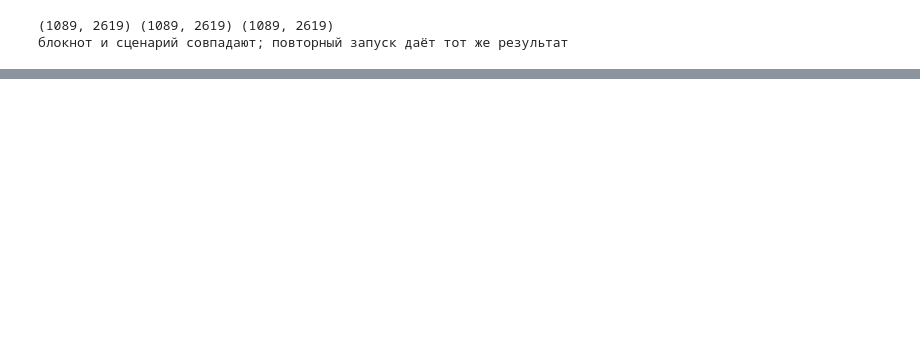
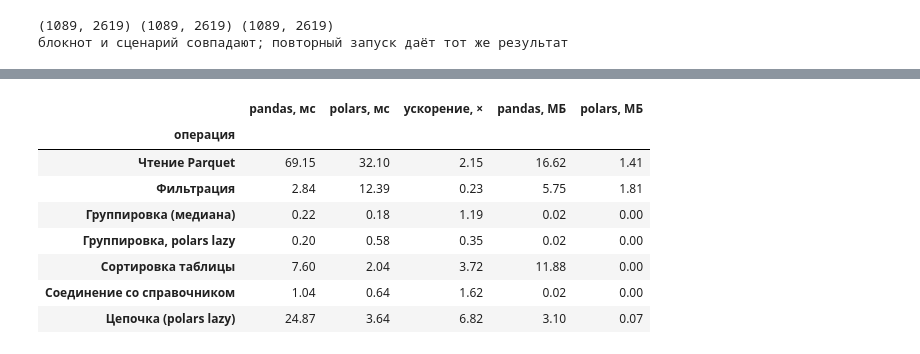
Before and after one commit to 777hotkat777-debug/data-analysis-course, a Jupyter notebook: notebooks/01_overview.ipynb, the cells around one changed output, grey strips where cells are left out. Saved outputs shown, nothing was run; the diff lists cells and outputs as text; code cells hidden in the pictures; blank space fills up the shorter version.

```diff
--- a/notebooks/01_overview.ipynb
+++ b/notebooks/01_overview.ipynb
@@ -1670,0 +1838,90 @@ display(inv.groupby(["единица", "тип"]).agg(столбцов=("мак
+# %%
+import os, time, statistics, threading, platform
+import numpy as np
+import psutil, polars as pl
+from src import config
+
+PQ = config.TYPED_PARQUET
+COUNTRY, POP, DEV = "gc_cnt_gad_2025", "gc_pop_tot_2025", "gc_dev_wig_2025"
+
+def bench(fn, n=5):
+    t0 = time.perf_counter(); fn(); t1 = time.perf_counter() - t0      # прогрев не учитывается
+    inner = min(1000, max(1, int(0.05 / max(t1, 1e-6))))
+    ts = []
+    for _ in range(n):
+        t0 = time.perf_counter()
+        for _ in range(inner):
+            fn()
+        ts.append((time.perf_counter() - t0) / inner)
+    return statistics.median(ts)
+
+def peak_mb(fn):
+    proc = psutil.Process(); base = proc.memory_info().rss
+    peak, stop = [base], threading.Event()
+    def sample():
+        while not stop.is_set():
+            peak[0] = max(peak[0], proc.memory_info().rss); time.sleep(0.003)
+    th = threading.Thread(target=sample); th.start()
+    try:
+        fn()
+    finally:
+        stop.set(); th.join()
+    return (peak[0] - base) / 1024**2
+
+def run_suite(path):
+    pdf, plf = pd.read_parquet(path), pl.read_parquet(path)
+    ref_pd = pdf[[COUNTRY, DEV]].drop_duplicates(COUNTRY).rename(columns={DEV: "dev_ref"})
+    ref_pl = (plf.select(pl.col(COUNTRY).cast(pl.String), pl.col(DEV).cast(pl.String).alias("dev_ref"))
+                 .unique(subset=COUNTRY, keep="first", maintain_order=True))
+    plf_s = plf.with_columns(pl.col(COUNTRY).cast(pl.String))
+
+    a = pdf.groupby(COUNTRY, observed=True)[POP].median(); a.index = a.index.astype(str)
+    b = plf.group_by(COUNTRY).agg(pl.col(POP).median()).to_pandas().set_index(COUNTRY)[POP]
+    b.index = b.index.astype(str)
+    print("результаты группировки совпадают:",
+          np.allclose(a.sort_index().values, b.sort_index().values, equal_nan=True))
+
+    def chain_pd():
+        d = pd.read_parquet(path, columns=[COUNTRY, POP])
+        d = d[d[POP] > 1e5].merge(ref_pd, on=COUNTRY, how="left")
+        return d.groupby("dev_ref", observed=True)[POP].median().sort_values(ascending=False)
+
+    def chain_pl():
+        return (pl.scan_parquet(path)
+                .select(pl.col(COUNTRY).cast(pl.String), pl.col(POP))
+                .filter(pl.col(POP) > 1e5)
+                .join(ref_pl.lazy(), on=COUNTRY, how="left")
+                .group_by("dev_ref").agg(pl.col(POP).median())
+                .sort(POP, descending=True).collect())
+
+    g_pd = lambda: pdf.groupby(COUNTRY, observed=True)[POP].median()
+    ops = {
+        "Чтение Parquet": (lambda: pd.read_parquet(path), lambda: pl.read_parquet(path)),
+        "Фильтрация": (lambda: pdf[pdf[POP] > 1e5], lambda: plf.filter(pl.col(POP) > 1e5)),
+        "Группировка (медиана)": (g_pd, lambda: plf.group_by(COUNTRY).agg(pl.col(POP).median())),
+        "Группировка, polars lazy": (g_pd, lambda: plf.lazy().group_by(COUNTRY)
+                                     .agg(pl.col(POP).median()).collect()),
+        "Сортировка таблицы": (lambda: pdf.sort_values(POP, ascending=False),
+                               lambda: plf.sort(POP, descending=True)),
+        "Соединение со справочником": (lambda: pdf.merge(ref_pd, on=COUNTRY, how="left"),
+                                       lambda: plf_s.join(ref_pl, on=COUNTRY, how="left")),
+        "Цепочка (polars lazy)": (chain_pd, chain_pl),
+    }
+    rows = []
+    for name, (fp, fl) in ops.items():
+        tp, tl = bench(fp), bench(fl)
+        rows.append((name, tp * 1000, tl * 1000, tp / tl, peak_mb(fp), peak_mb(fl)))
+    return pd.DataFrame(rows, columns=["операция", "pandas, мс", "polars, мс", "ускорение, ×",
+                                       "pandas, МБ", "polars, МБ"]).set_index("операция")
+
+print("Python", platform.python_version(), "| pandas", pd.__version__, "| polars", pl.__version__,
+      "| ядер:", os.cpu_count(), "| ОЗУ, ГБ:", round(psutil.virtual_memory().total / 1024**3))
+
+print("\n=== наш набор: 1089 строк x 2619 столбцов ===")
+res_full = run_suite(PQ); display(res_full.round(2))
+
+BIG = Path("../data/interim/bench/big.parquet")
+pd.concat([pd.read_parquet(PQ, columns=[COUNTRY, POP, DEV])] * 1000, ignore_index=True).to_parquet(BIG)
+print("\n=== синтетический набор: 1,09 млн строк x 3 столбца (наш набор x 1000) ===")
+res_big = run_suite(BIG); display(res_big.round(2))
+# %% [output]
@@ -1670,0 +1932,9 @@ display(inv.groupby(["единица", "тип"]).agg(столбцов=("мак
+|  | pandas, мс | polars, мс | ускорение, × | pandas, МБ | polars, МБ |
+| операция |  |  |  |  |  |
+| Чтение Parquet | 69.15 | 32.10 | 2.15 | 16.62 | 1.41 |
+| Фильтрация | 2.84 | 12.39 | 0.23 | 5.75 | 1.81 |
+| Группировка (медиана) | 0.22 | 0.18 | 1.19 | 0.02 | 0.00 |
+| Группировка, polars lazy | 0.20 | 0.58 | 0.35 | 0.02 | 0.00 |
+| Сортировка таблицы | 7.60 | 2.04 | 3.72 | 11.88 | 0.00 |
+| Соединение со справочником | 1.04 | 0.64 | 1.62 | 0.02 | 0.00 |
+| Цепочка (polars lazy) | 24.87 | 3.64 | 6.82 | 3.10 | 0.07 |
```
Also changed, not shown: parts of 43 cells of this notebook, 3 other files.
